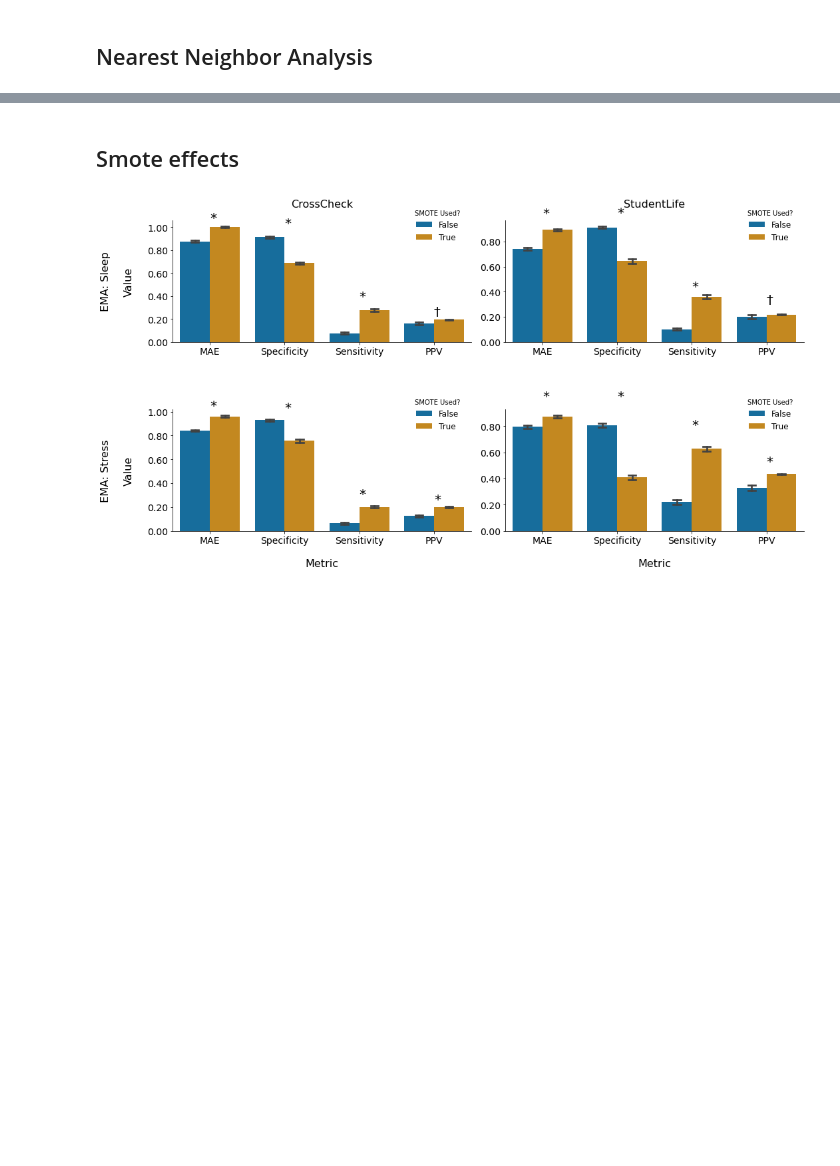
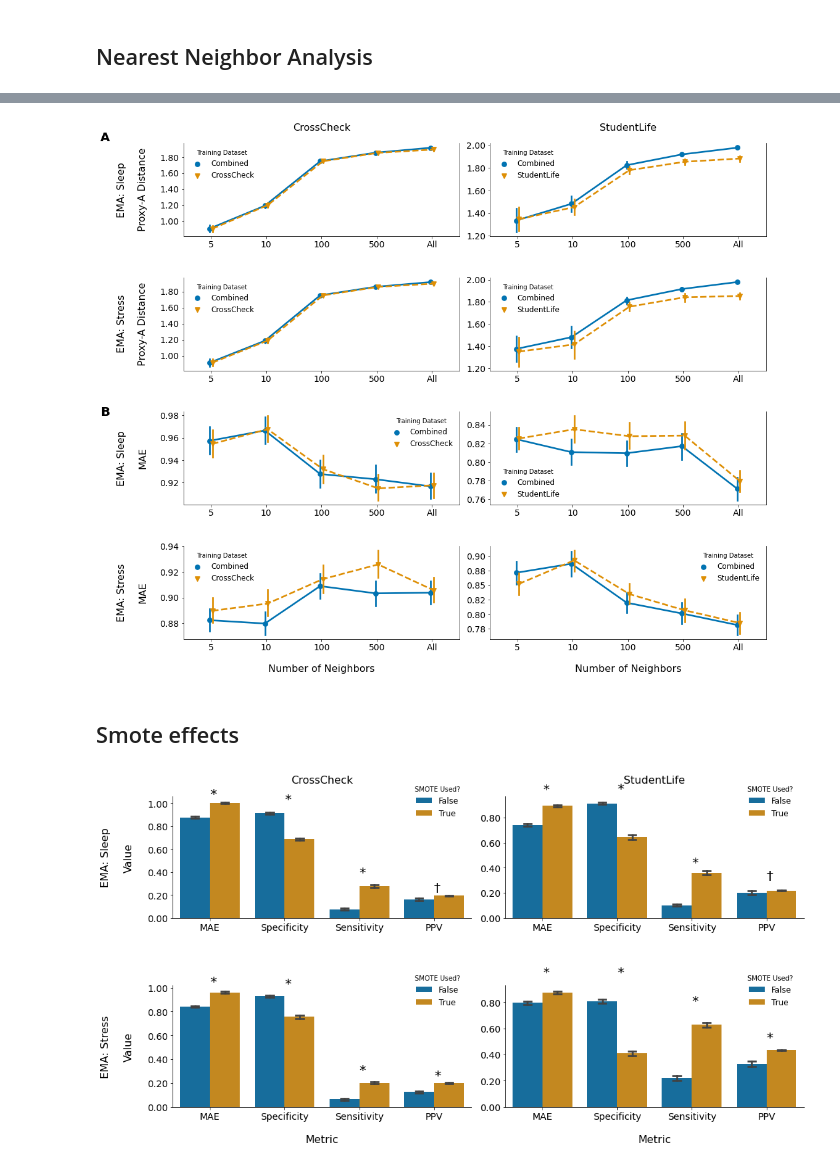
Before and after one commit to CornellPACLab/data_heterogeneity, a Jupyter notebook: notebooks/simple_regression_models_analysis.ipynb, the cells around one changed output, grey strips where cells are left out. Cells and saved outputs as stored; diff of their text form; code cells hidden in the pictures; blank space fills up the shorter version.

```diff
--- a/notebooks/simple_regression_models_analysis.ipynb
+++ b/notebooks/simple_regression_models_analysis.ipynb
@@ -682,3 +639,98 @@ plt.tight_layout()
+# %%
+plt.figure(figsize=(15, 24))
+curr = 1
+
+target_map = {'ema_SLEEPING': 'EMA: Sleep', 'ema_STRESSED': 'EMA: Stress'}
+dataset_map = {'cc': 'CrossCheck', 'sl': 'StudentLife'}
+
+palette = sns.color_palette("colorblind", n_colors=4)
+
+for t in df_overall_err_dist.target.unique():
+    for d in df_overall_err_dist.dataset.unique():
+        temp = df_overall_err_dist.loc[(df_overall_err_dist.target == t) &
+                                          (df_overall_err_dist.dataset == d), :].copy()
+        temp.loc[temp['neighbors'] == 'None', 'neighbors'] = 'All'
+        temp['train_data'] = temp['train_data'].map({'sl': 'StudentLife', 'cc': 'CrossCheck', 'both': 'Combined'})
+        temp = pd.merge(
+            left=pd.DataFrame({'neighbors': [5, 10, 100, 500, 'All']}),
+            right=temp
+        )
+        plt.subplot(8, 2, curr)
+
+        if curr == 1:
+            plt.text(x=-2, y=2, s='A', size=20, weight='bold')
+
+        ax = sns.pointplot(
+            x=temp['neighbors'], y=temp['proxy_a_dist'],
+            hue=temp['train_data'], linestyles=["-", "--"], markers=['o', 'v'], palette=palette[:2],
+            dodge=True, estimate='mean'
+        )
+
+        plt.legend(title='Training Dataset', prop={'size': 12}, frameon=False)
+
+        if curr in [1, 2]:
+            plt.title(dataset_map[d], size=16, pad=20)
+
+        if curr in [1, 3]:
+            plt.ylabel(target_map[t] + '\n\nProxy-A Distance', labelpad=20, size=16)
+        else:
+            plt.ylabel('')
+
+
+        plt.xlabel('')
+
+
+        ax.yaxis.set_major_formatter(FormatStrFormatter('%.2f'))
+        plt.xticks(size=14)
+        plt.yticks(size=14)
+
+        curr += 1
+
+for t in df_overall_err_grouped.target.unique():
+    for d in df_overall_err_grouped.dataset.unique():
+        temp = df_overall_err_grouped.loc[(df_overall_err_grouped.target == t) &
+                                          (df_overall_err_grouped.dataset == d), :].copy()
+        temp.loc[temp['neighbors'] == 'None', 'neighbors'] = 'All'
+        temp['train_data'] = temp['train_data'].map({'sl': 'StudentLife', 'cc': 'CrossCheck', 'both': 'Combined'})
+        temp = pd.merge(
+            left=pd.DataFrame({'neighbors': [5, 10, 100, 500, 'All']}),
+            right=temp
+        )
+        plt.subplot(8, 2, curr)
+
+        if curr == 5:
+            plt.text(x=-2, y=0.98, s='B', size=20, weight='bold')
+
+        ax = sns.pointplot(
+            x=temp['neighbors'], y=temp['ae'],
+            hue=temp['train_data'], linestyles=["-", "--"], markers=['o', 'v'], palette=palette[:2],
+            dodge=True, estimate='mean'
+        )
+
+        plt.legend(title='Training Dataset', prop={'size': 12}, frameon=False)
+
+        if curr in [5, 7]:
+            plt.ylabel(target_map[t] + '\n\nMAE', labelpad=20, size=16)
+        else:
+            plt.ylabel('')
+
+        if curr in [7, 8]:
+            plt.xlabel('Number of Neighbors', labelpad=20, size=16)
+        else:
+            plt.xlabel('')
+
+
+        ax.yaxis.set_major_formatter(FormatStrFormatter('%.2f'))
+        plt.xticks(size=14)
+        plt.yticks(size=14)
+
+        curr += 1
+
+
+sns.despine(right=False)
+plt.tight_layout()
+# %% [output]
+[figure, added]
 # %% [markdown]
 ## Smote effects
 # %%
```
Also changed, not shown: parts of 2 cells of this notebook.
